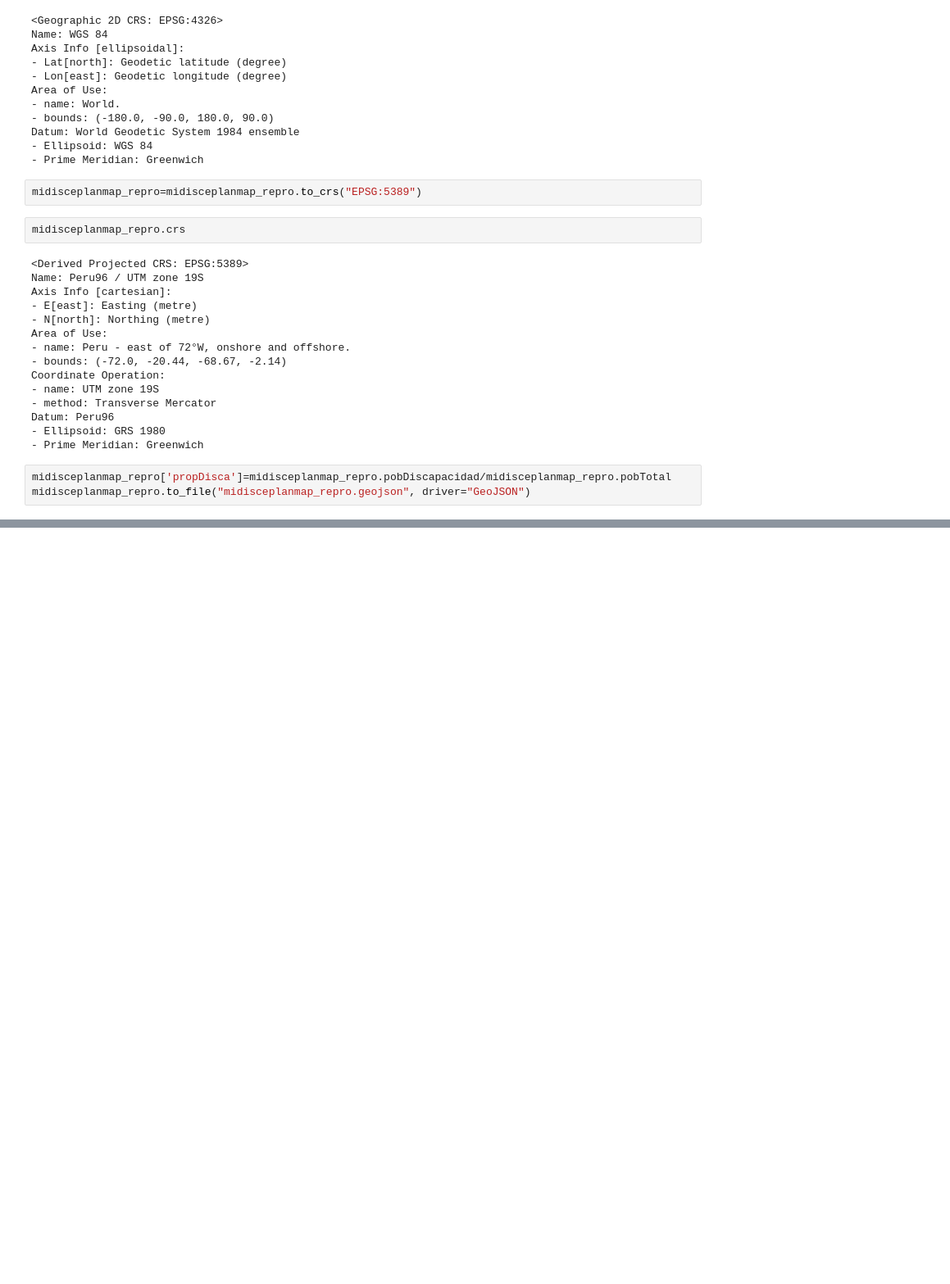
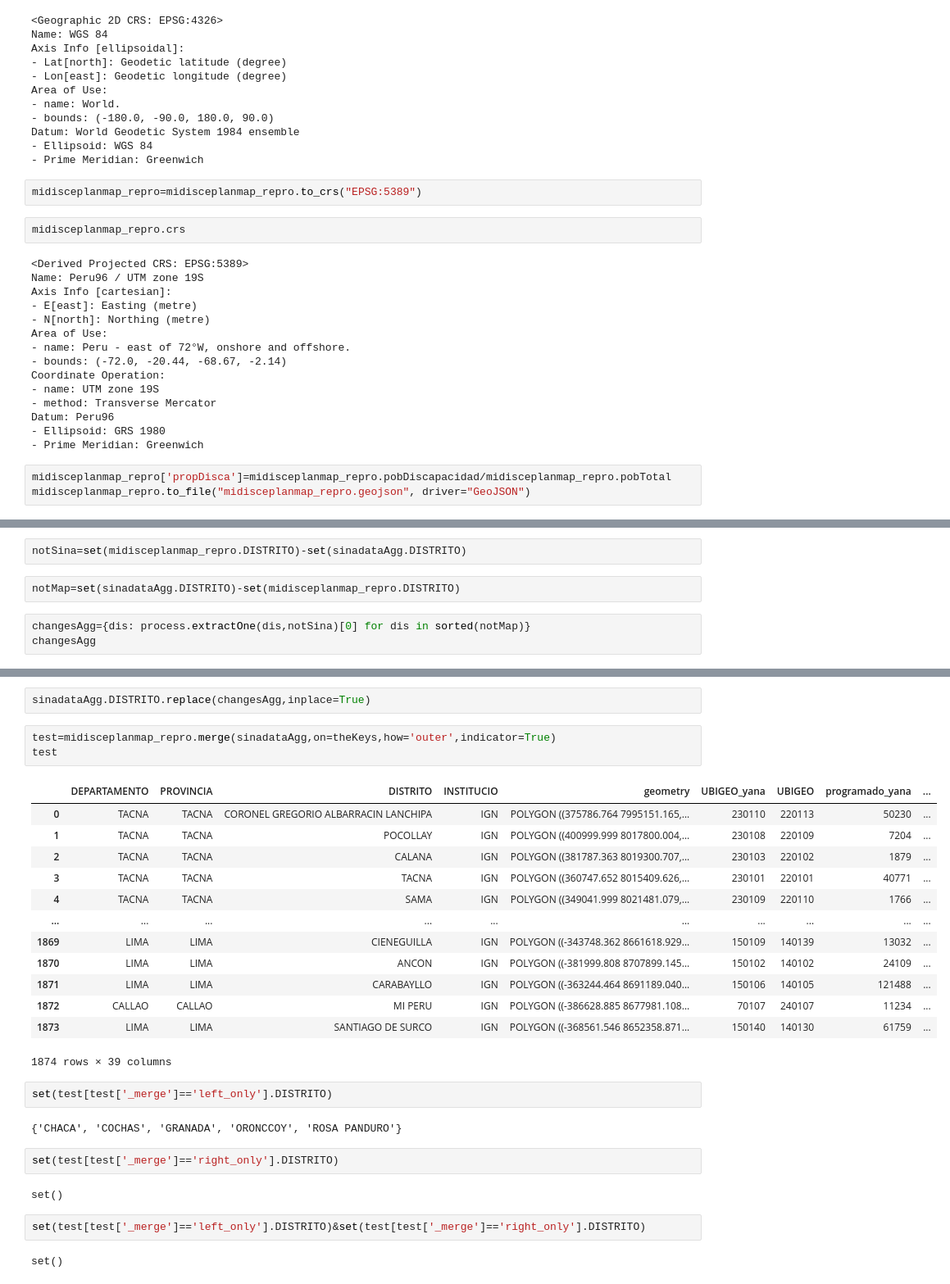
Before and after one commit to MAGALLANESJoseManuel/Midis_Bono600, a Jupyter notebook: PreDataMidis.ipynb, the cells around one changed output, grey strips where cells are left out. Shown: that part at 82% size. Cells and saved outputs as stored; diff of their text form; blank space fills up the shorter version.

```diff
--- a/PreDataMidis.ipynb
+++ b/PreDataMidis.ipynb
@@ -1297,0 +1433,7 @@ midisceplanmap_repro.to_file("midisceplanmap_repro.geojson", driver="GeoJSON")
+# %%
+notSina=set(midisceplanmap_repro.DISTRITO)-set(sinadataAgg.DISTRITO)
+# %%
+notMap=set(sinadataAgg.DISTRITO)-set(midisceplanmap_repro.DISTRITO)
+# %%
+changesAgg={dis: process.extractOne(dis,notSina)[0] for dis in sorted(notMap)}
+changesAgg
@@ -1297,0 +1451,31 @@ midisceplanmap_repro.to_file("midisceplanmap_repro.geojson", driver="GeoJSON")
+# %%
+sinadataAgg.DISTRITO.replace(changesAgg,inplace=True)
+# %%
+test=midisceplanmap_repro.merge(sinadataAgg,on=theKeys,how='outer',indicator=True)
+test
+# %% [output]
+|  | DEPARTAMENTO | PROVINCIA | DISTRITO | INSTITUCIO | geometry | UBIGEO_yana | UBIGEO | programado_yana | ... |
+| 0 | TACNA | TACNA | CORONEL GREGORIO ALBARRACIN LANCHIPA | IGN | POLYGON ((375786.764 7995151.165,... | 230110 | 220113 | 50230 | ... |
+| 1 | TACNA | TACNA | POCOLLAY | IGN | POLYGON ((400999.999 8017800.004,... | 230108 | 220109 | 7204 | ... |
+| 2 | TACNA | TACNA | CALANA | IGN | POLYGON ((381787.363 8019300.707,... | 230103 | 220102 | 1879 | ... |
+| 3 | TACNA | TACNA | TACNA | IGN | POLYGON ((360747.652 8015409.626,... | 230101 | 220101 | 40771 | ... |
+| 4 | TACNA | TACNA | SAMA | IGN | POLYGON ((349041.999 8021481.079,... | 230109 | 220110 | 1766 | ... |
+| ... | ... | ... | ... | ... | ... | ... | ... | ... | ... |
+| 1869 | LIMA | LIMA | CIENEGUILLA | IGN | POLYGON ((-343748.362 8661618.929... | 150109 | 140139 | 13032 | ... |
+| 1870 | LIMA | LIMA | ANCON | IGN | POLYGON ((-381999.808 8707899.145... | 150102 | 140102 | 24109 | ... |
+| 1871 | LIMA | LIMA | CARABAYLLO | IGN | POLYGON ((-363244.464 8691189.040... | 150106 | 140105 | 121488 | ... |
+| 1872 | CALLAO | CALLAO | MI PERU | IGN | POLYGON ((-386628.885 8677981.108... | 70107 | 240107 | 11234 | ... |
+| 1873 | LIMA | LIMA | SANTIAGO DE SURCO | IGN | POLYGON ((-368561.546 8652358.871... | 150140 | 140130 | 61759 | ... |
+1874 rows × 39 columns
+# %%
+set(test[test['_merge']=='left_only'].DISTRITO)
+# %% [output]
+{'CHACA', 'COCHAS', 'GRANADA', 'ORONCCOY', 'ROSA PANDURO'}
+# %%
+set(test[test['_merge']=='right_only'].DISTRITO)
+# %% [output]
+set()
+# %%
+set(test[test['_merge']=='left_only'].DISTRITO)&set(test[test['_merge']=='right_only'].DISTRITO)
+# %% [output]
+set()
```
Also changed, not shown: parts of 33 cells of this notebook, 2 other files.
